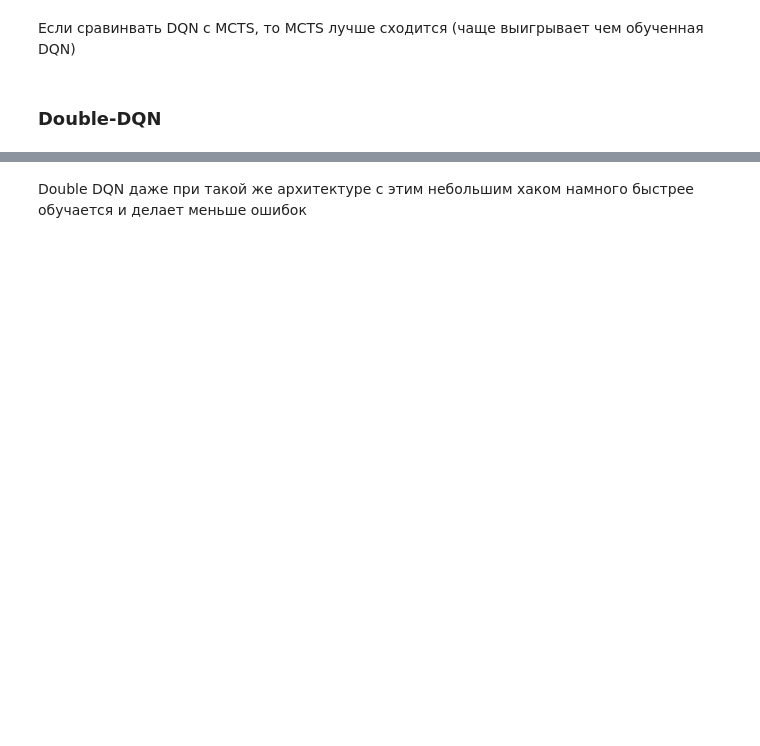
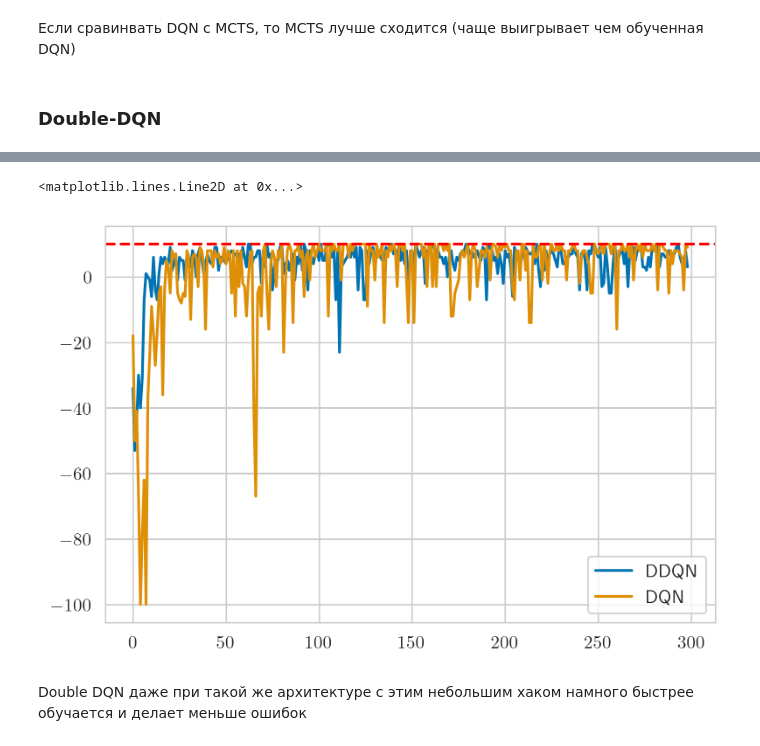
Before and after one commit to AleksIshkov/MADE_RL, a Jupyter notebook: RL_HW_2_Ishkov.ipynb, the cells around one changed output, grey strips where cells are left out. Cells and saved outputs as stored; diff of their text form; code cells hidden in the pictures; blank space fills up the shorter version.

```diff
--- a/RL_HW_2_Ishkov.ipynb
+++ b/RL_HW_2_Ishkov.ipynb
@@ -954,2 +959,10 @@ plt.axhline(y=100, color='r', linestyle='--')
+# %%
+plt.plot([sum(ddqn.rewards[(i * 10): ((i + 1) * 10)]) for i in range(299)])
+plt.plot([sum(dqn.rewards[(i * 10): ((i + 1) * 10)]) for i in range(299)])
+plt.legend(['DDQN', 'DQN'])
+plt.axhline(y=10, color='r', linestyle='--')
+# %% [output]
+<matplotlib.lines.Line2D at 0x...>
+[figure, added]
 # %% [markdown]
 Double DQN даже при такой же архитектуре с этим небольшим хаком намного быстрее обучается и делает меньше ошибок
```
Also changed, not shown: parts of 8 cells of this notebook.
